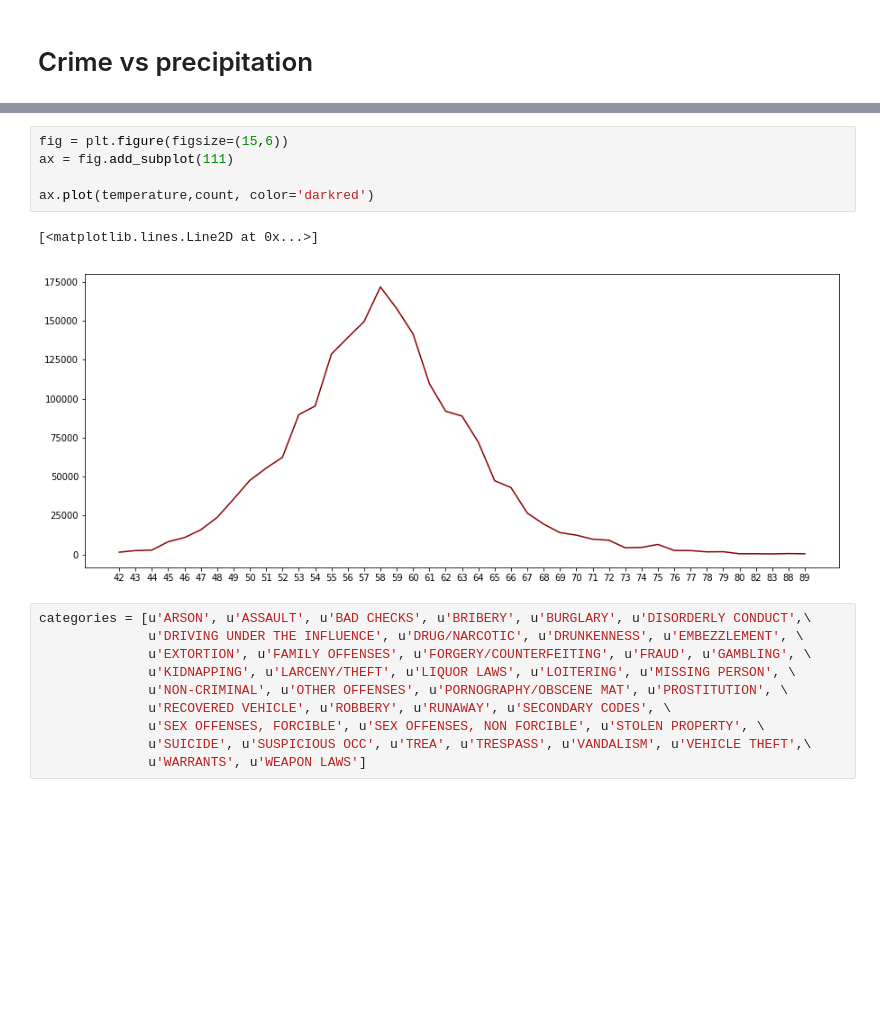
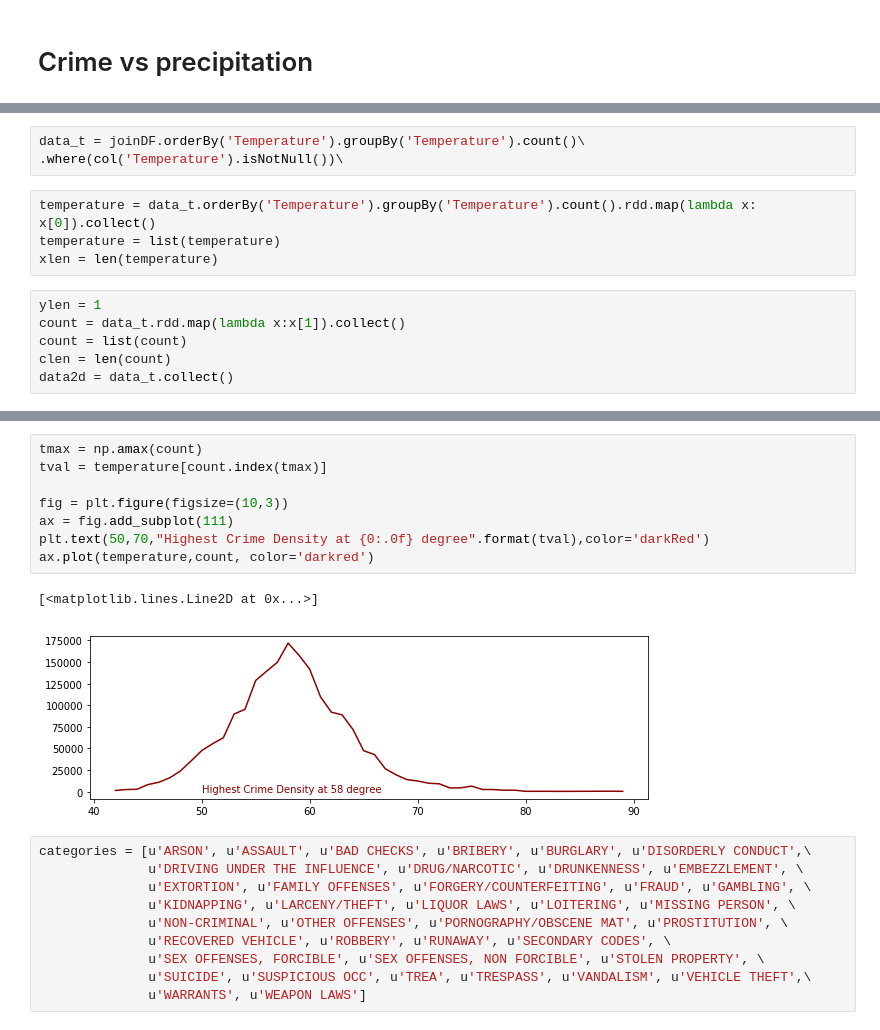
Before and after one commit to davidsx/fyp, a Jupyter notebook: crime weather.ipynb, the cells around one changed output, grey strips where cells are left out. Cells and saved outputs as stored; diff of their text form; blank space fills up the shorter version.

```diff
--- a/crime weather.ipynb
+++ b/crime weather.ipynb
@@ -200,0 +295,13 @@ only showing top 20 rows
+# %%
+data_t = joinDF.orderBy('Temperature').groupBy('Temperature').count()\
+.where(col('Temperature').isNotNull())\
+# %%
+temperature = data_t.orderBy('Temperature').groupBy('Temperature').count().rdd.map(lambda x: x[0]).collect()
+temperature = list(temperature)
+xlen = len(temperature)
+# %%
+ylen = 1
+count = data_t.rdd.map(lambda x:x[1]).collect()
+count = list(count)
+clen = len(count)
+data2d = data_t.collect()
@@ -201,11 +345,14 @@ only showing top 20 rows
 # %%
-fig = plt.figure(figsize=(15,6))
+tmax = np.amax(count)
+tval = temperature[count.index(tmax)]
+
+fig = plt.figure(figsize=(10,3))
 ax = fig.add_subplot(111)
-
+plt.text(50,70,"Highest Crime Density at {0:.0f} degree".format(tval),color='darkRed')
 ax.plot(temperature,count, color='darkred')
 # %% [output]
 [<matplotlib.lines.Line2D at 0x...>]
-[figure, old version]
+[figure, new version]
 # %%
 categories = [u'ARSON', u'ASSAULT', u'BAD CHECKS', u'BRIBERY', u'BURGLARY', u'DISORDERLY CONDUCT',\
               u'DRIVING UNDER THE INFLUENCE', u'DRUG/NARCOTIC', u'DRUNKENNESS', u'EMBEZZLEMENT', \
```
Also changed, not shown: parts of 20 cells of this notebook, 5 other files.
